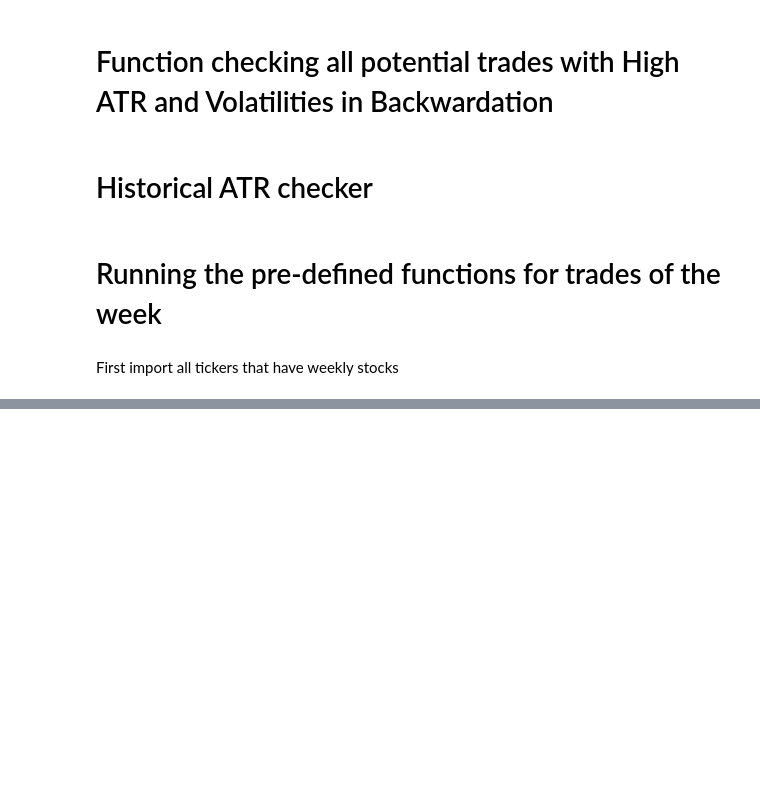
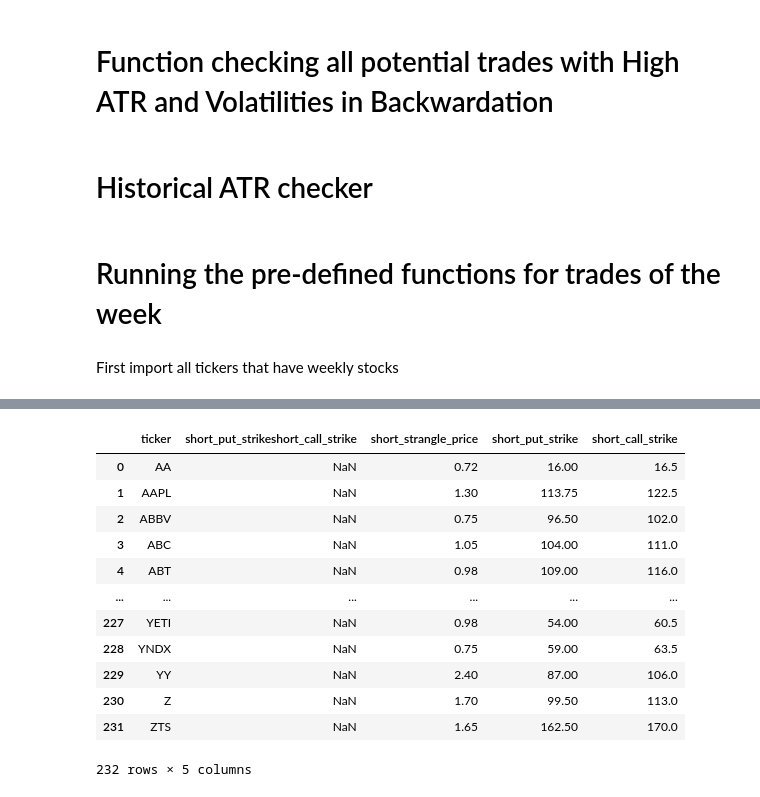
Before and after one commit to jeroencvlier/option_chain_scraper, a Jupyter notebook: 02.stock_scan.ipynb, the cells around one changed output, grey strips where cells are left out. Saved outputs shown, nothing was run; the diff lists cells and outputs as text; code cells hidden in the pictures; blank space fills up the shorter version.

```diff
--- a/02.stock_scan.ipynb
+++ b/02.stock_scan.ipynb
@@ -506,0 +557,34 @@ XOM : Trade Opportunity!
+# %%
+
+# Check if data frame is empty, if it is empty, if not delete and create an empty frame,
+short_strangle_opportunities = pd.DataFrame(columns=['ticker',
+                                             'short_put_strike'
+                                             'short_call_strike',
+                                             'short_strangle_price'])
+
+if len(short_strangle_opportunities) != 0:
+    del short_strangle_opportunities
+short_strangle_opportunities = pd.DataFrame(columns=['ticker',
+                                             'short_put_strike'
+                                             'short_call_strike',
+                                             'short_strangle_price'])
+
+
+for i in tqdm(list(option_chain_skew_df.ticker)):
+    short_strangle_opportunities = short_strangle_opportunities.append(short_strangle_scanner(i),ignore_index=True)
+
+display(short_strangle_opportunities)
+# %% [output]
+|  | ticker | short_put_strikeshort_call_strike | short_strangle_price | short_put_strike | short_call_strike |
+| 0 | AA | NaN | 0.72 | 16.00 | 16.5 |
+| 1 | AAPL | NaN | 1.30 | 113.75 | 122.5 |
+| 2 | ABBV | NaN | 0.75 | 96.50 | 102.0 |
+| 3 | ABC | NaN | 1.05 | 104.00 | 111.0 |
+| 4 | ABT | NaN | 0.98 | 109.00 | 116.0 |
+| ... | ... | ... | ... | ... | ... |
+| 227 | YETI | NaN | 0.98 | 54.00 | 60.5 |
+| 228 | YNDX | NaN | 0.75 | 59.00 | 63.5 |
+| 229 | YY | NaN | 2.40 | 87.00 | 106.0 |
+| 230 | Z | NaN | 1.70 | 99.50 | 113.0 |
+| 231 | ZTS | NaN | 1.65 | 162.50 | 170.0 |
+232 rows × 5 columns
```
Also changed, not shown: parts of 11 cells of this notebook, 1 other file.
